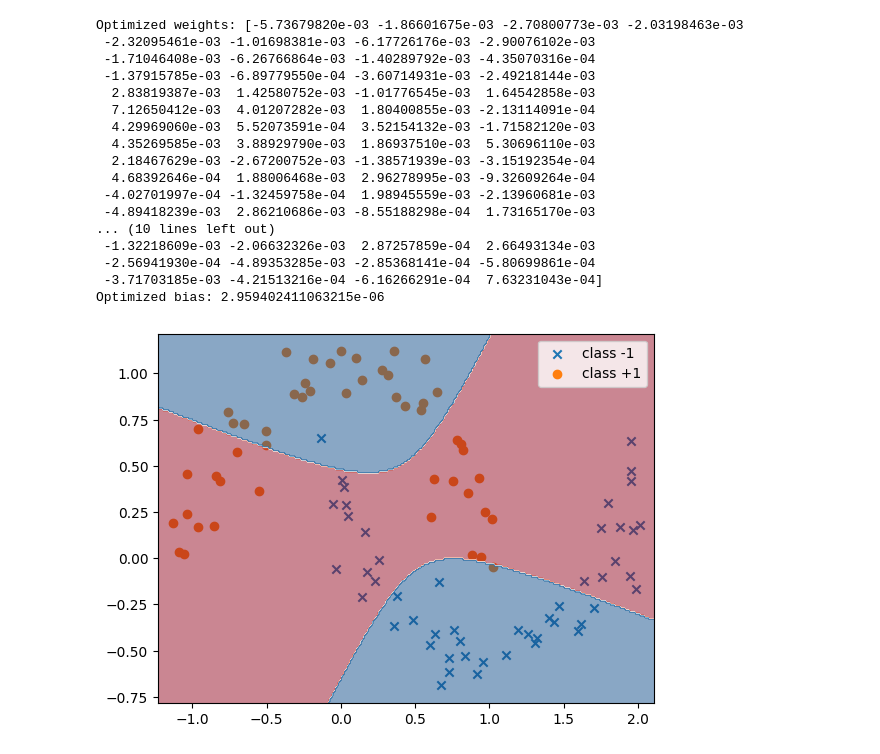
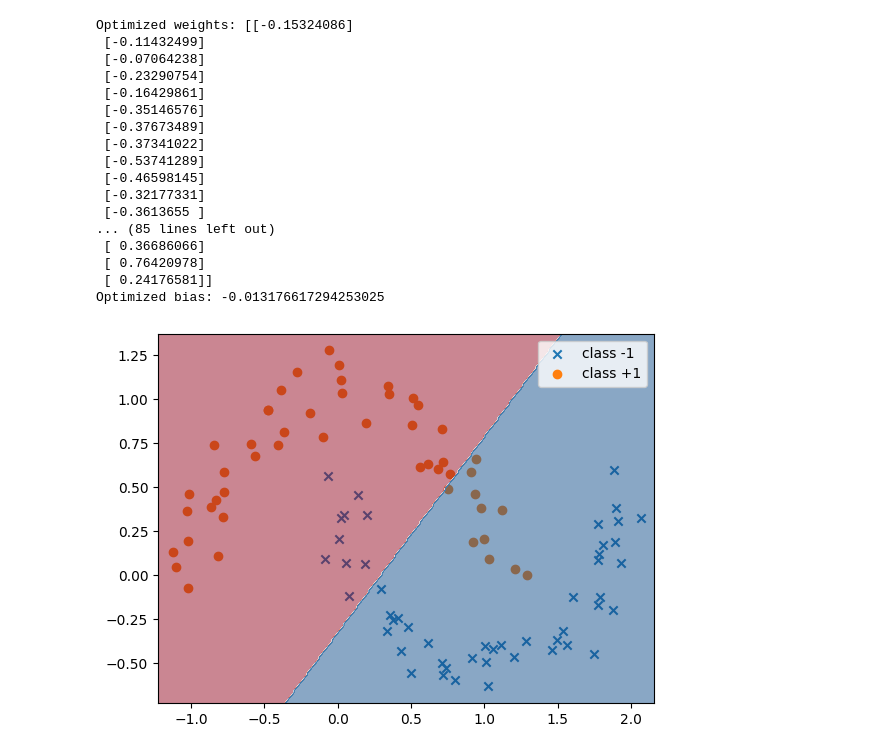
Before and after one commit to MarioPardo/C3105_Group62, a Jupyter notebook: Assignment2/Q2/a2_q2.ipynb, the cells around one changed output. Saved outputs shown, nothing was run; the diff lists cells and outputs as text; code cells hidden in the pictures.

```diff
--- a/Assignment2/Q2/a2_q2.ipynb
+++ b/Assignment2/Q2/a2_q2.ipynb
@@ -174,59 +174,60 @@ def objective_function(params, y, lamb, K):
     n = len(y)
 
     alpha = params[:n]
+    alpha = alpha[:,None]
     alpha0 = params[n]
 
     linear_combination = (K @ alpha) + alpha0
     loss = np.sum(np.logaddexp(0, -y * linear_combination))
 
-    regularization = (lamb / 2) * alpha.T @ K @ alpha
+    regularization = (lamb / 2) * float(alpha.T @ K @ alpha)
     return loss + regularization
 
 
 def adjBinDev(X, y, lamb, kernel_func):
     n, d = X.shape
     K = kernel_func(X, X)
     initial_params = np.ones(n + 1)
 
     result = minimize(objective_function, initial_params, args=(y, lamb, K))
 
-    a = result.x[:-1]
+    a = result.x[:-1][:,None]
     a0 = result.x[-1]
 
     return a, a0
 
 
 
 #  usage
 X,y = generateData(100,3)
 lamb = 1
 kernel_func = lambda X1, X2 : gaussKernel(X1,X2,8)
 
 a, a0 = adjBinDev(X, y, lamb,kernel_func)
 
 print("Optimized weights:", a)
 print("Optimized bias:", a0)
 
 plotAdjModel(X,y,a,a0,kernel_func,adjClassify)
 # %% [output]
-Optimized weights: [-5.73679820e-03 -1.86601675e-03 -2.70800773e-03 -2.03198463e-03
- -2.32095461e-03 -1.01698381e-03 -6.17726176e-03 -2.90076102e-03
- -1.71046408e-03 -6.26766864e-03 -1.40289792e-03 -4.35070316e-04
- -1.37915785e-03 -6.89779550e-04 -3.60714931e-03 -2.49218144e-03
-  2.83819387e-03  1.42580752e-03 -1.01776545e-03  1.64542858e-03
-  7.12650412e-03  4.01207282e-03  1.80400855e-03 -2.13114091e-04
-  4.29969060e-03  5.52073591e-04  3.52154132e-03 -1.71582120e-03
-  4.35269585e-03  3.88929790e-03  1.86937510e-03  5.30696110e-03
-  2.18467629e-03 -2.67200752e-03 -1.38571939e-03 -3.15192354e-04
-  4.68392646e-04  1.88006468e-03  2.96278995e-03 -9.32609264e-04
- -4.02701997e-04 -1.32459758e-04  1.98945559e-03 -2.13960681e-03
- -4.89418239e-03  2.86210686e-03 -8.55188298e-04  1.73165170e-03
-... (10 lines left out)
- -1.32218609e-03 -2.06632326e-03  2.87257859e-04  2.66493134e-03
- -2.56941930e-04 -4.89353285e-03 -2.85368141e-04 -5.80699861e-04
- -3.71703185e-03 -4.21513216e-04 -6.16266291e-04  7.63231043e-04]
-Optimized bias: 2.959402411063215e-06
+Optimized weights: [[-0.15324086]
+ [-0.11432499]
+ [-0.07064238]
+ [-0.23290754]
+ [-0.16429861]
+ [-0.35146576]
+ [-0.37673489]
+ [-0.37341022]
+ [-0.53741289]
+ [-0.46598145]
+ [-0.32177331]
+ [-0.3613655 ]
+... (85 lines left out)
+ [ 0.36686066]
+ [ 0.76420978]
+ [ 0.24176581]]
+Optimized bias: -0.013176617294253025
-[figure, old version]
+[figure, new version]
 # %%
 #q2b
 
```
Also changed, not shown: parts of 2 cells of this notebook, 4 other files.
